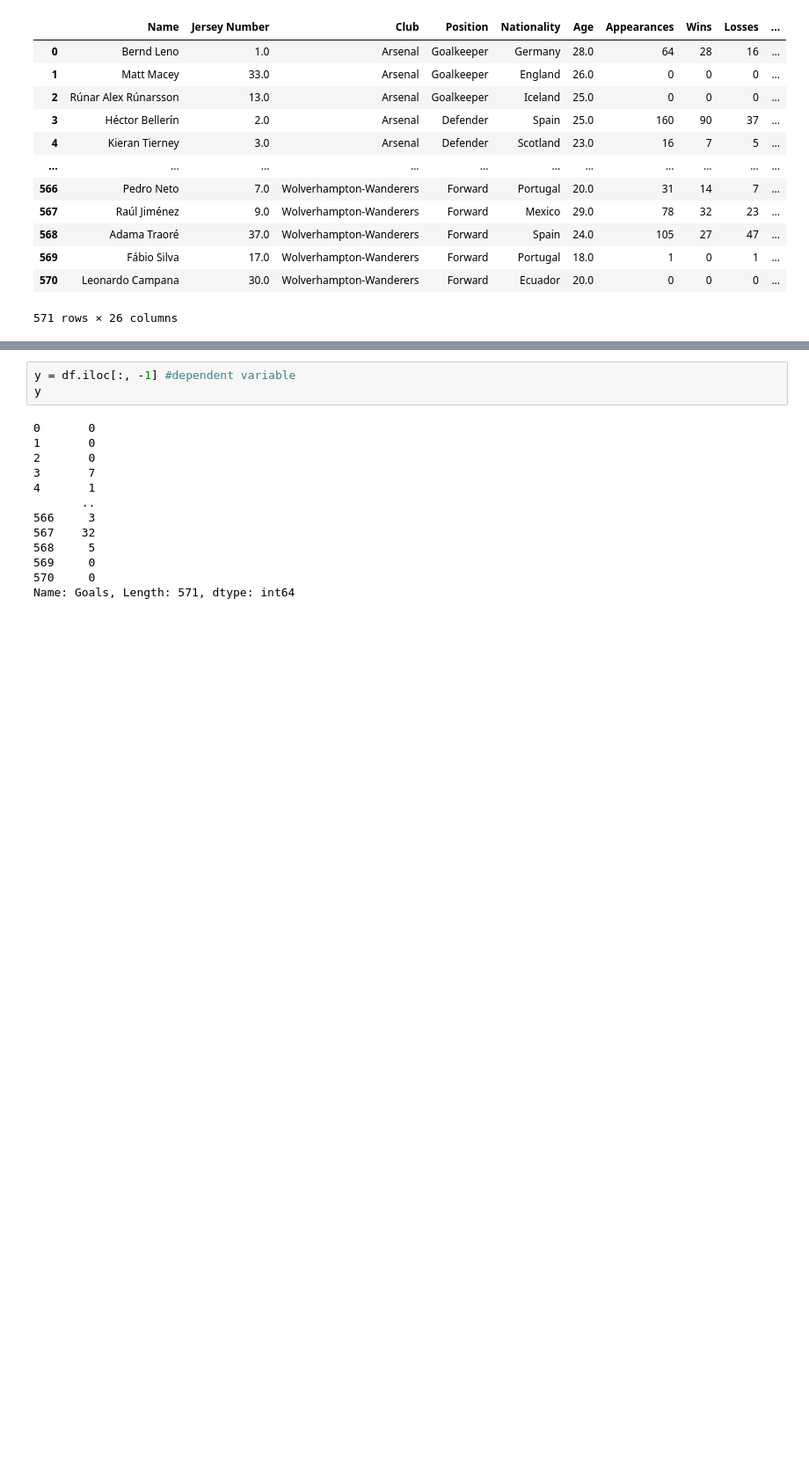
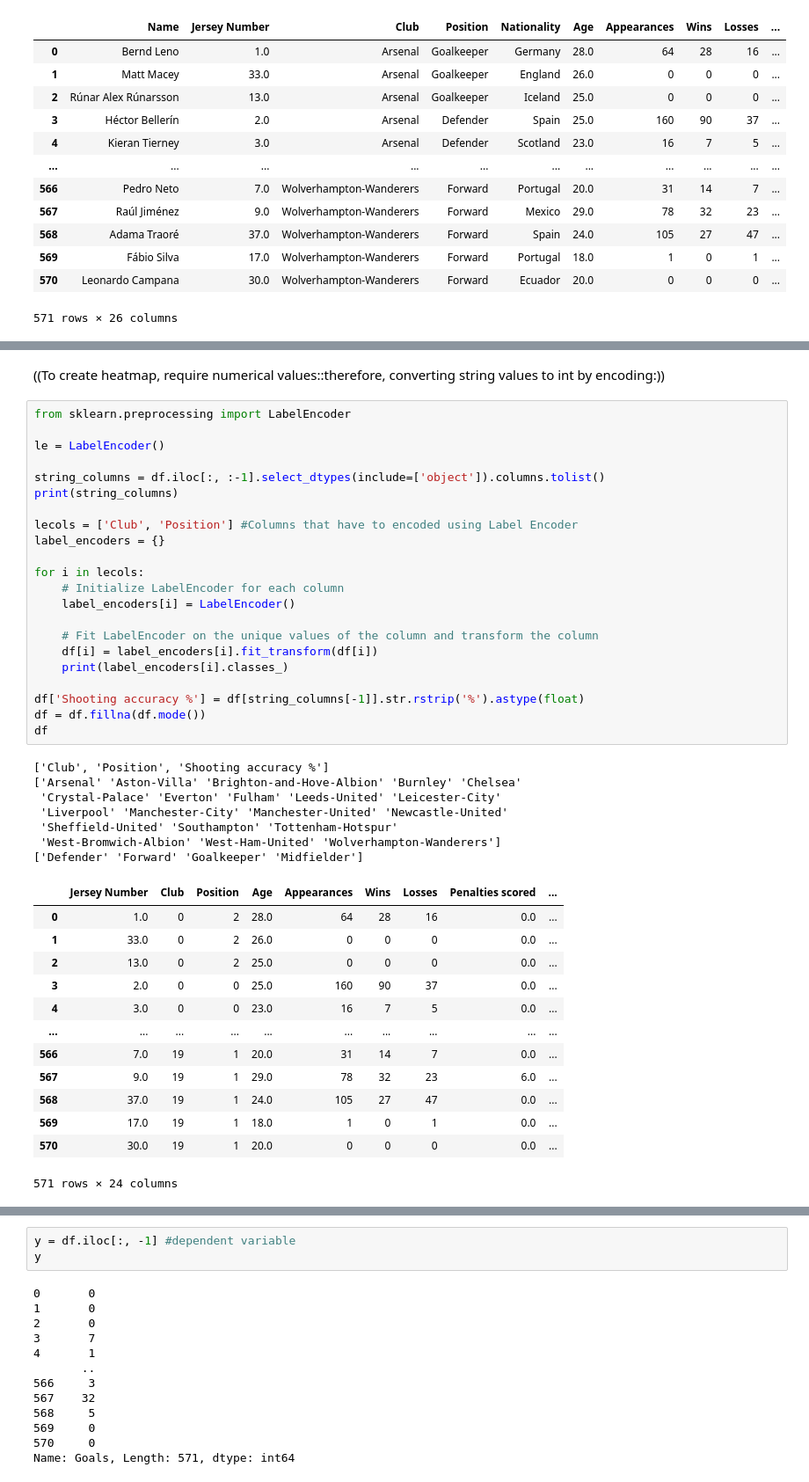
Before and after one commit to devishi-r/Goal-Prediction, a Jupyter notebook: prediction.ipynb, the cells around one changed output, grey strips where cells are left out. Shown at 88% size. Cells and saved outputs as stored; diff of their text form; blank space fills up the shorter version.

```diff
--- a/prediction.ipynb
+++ b/prediction.ipynb
@@ -33,0 +72,45 @@ df.head()
+# %% [markdown]
+((To create heatmap, require numerical values::therefore, converting string values to int by encoding:))
+# %%
+from sklearn.preprocessing import LabelEncoder
+
+le = LabelEncoder()
+
+string_columns = df.iloc[:, :-1].select_dtypes(include=['object']).columns.tolist()
+print(string_columns)
+
+lecols = ['Club', 'Position'] #Columns that have to encoded using Label Encoder
+label_encoders = {}
+
+for i in lecols:
+    # Initialize LabelEncoder for each column
+    label_encoders[i] = LabelEncoder()
+
+    # Fit LabelEncoder on the unique values of the column and transform the column
+    df[i] = label_encoders[i].fit_transform(df[i])
+    print(label_encoders[i].classes_)
+
+df['Shooting accuracy %'] = df[string_columns[-1]].str.rstrip('%').astype(float)
+df = df.fillna(df.mode())
+df
+# %% [output]
+['Club', 'Position', 'Shooting accuracy %']
+['Arsenal' 'Aston-Villa' 'Brighton-and-Hove-Albion' 'Burnley' 'Chelsea'
+ 'Crystal-Palace' 'Everton' 'Fulham' 'Leeds-United' 'Leicester-City'
+ 'Liverpool' 'Manchester-City' 'Manchester-United' 'Newcastle-United'
+ 'Sheffield-United' 'Southampton' 'Tottenham-Hotspur'
+ 'West-Bromwich-Albion' 'West-Ham-United' 'Wolverhampton-Wanderers']
+['Defender' 'Forward' 'Goalkeeper' 'Midfielder']
+|  | Jersey Number | Club | Position | Age | Appearances | Wins | Losses | Penalties scored | ... |
+| 0 | 1.0 | 0 | 2 | 28.0 | 64 | 28 | 16 | 0.0 | ... |
+| 1 | 33.0 | 0 | 2 | 26.0 | 0 | 0 | 0 | 0.0 | ... |
+| 2 | 13.0 | 0 | 2 | 25.0 | 0 | 0 | 0 | 0.0 | ... |
+| 3 | 2.0 | 0 | 0 | 25.0 | 160 | 90 | 37 | 0.0 | ... |
+| 4 | 3.0 | 0 | 0 | 23.0 | 16 | 7 | 5 | 0.0 | ... |
+| ... | ... | ... | ... | ... | ... | ... | ... | ... | ... |
+| 566 | 7.0 | 19 | 1 | 20.0 | 31 | 14 | 7 | 0.0 | ... |
+| 567 | 9.0 | 19 | 1 | 29.0 | 78 | 32 | 23 | 6.0 | ... |
+| 568 | 37.0 | 19 | 1 | 24.0 | 105 | 27 | 47 | 0.0 | ... |
+| 569 | 17.0 | 19 | 1 | 18.0 | 1 | 0 | 1 | 0.0 | ... |
+| 570 | 30.0 | 19 | 1 | 20.0 | 0 | 0 | 0 | 0.0 | ... |
+571 rows × 24 columns
```
Also changed, not shown: parts of 14 cells of this notebook.
